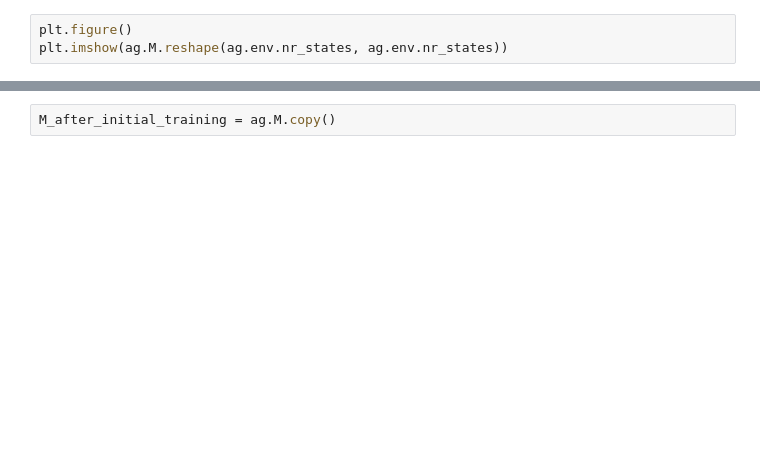
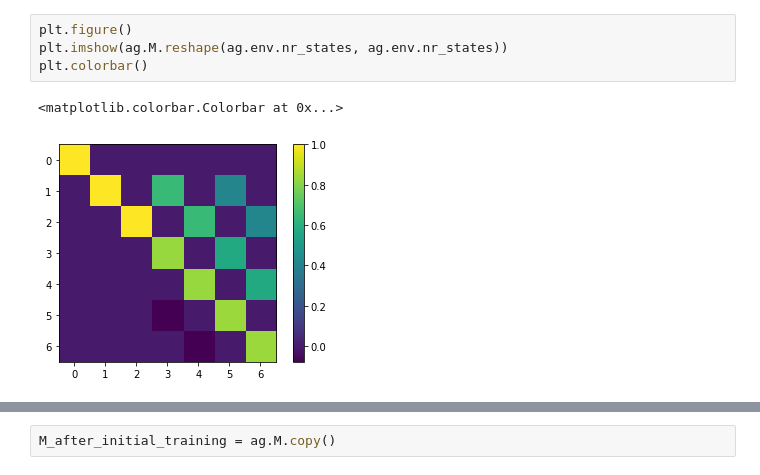
Before and after one commit to jessegeerts/bayesian-rl, a Jupyter notebook: TransitionRevaluation.ipynb, the cells around one changed output, grey strips where cells are left out. Cells and saved outputs as stored; diff of their text form; blank space fills up the shorter version.

```diff
--- a/TransitionRevaluation.ipynb
+++ b/TransitionRevaluation.ipynb
@@ -18,5 +26,9 @@ for ep in range(100):
 # %%
 plt.figure()
 plt.imshow(ag.M.reshape(ag.env.nr_states, ag.env.nr_states))
+plt.colorbar()
+# %% [output]
+<matplotlib.colorbar.Colorbar at 0x...>
+[figure, added]
 # %%
 plt.figure()
```
Also changed, not shown: parts of 25 cells of this notebook.
